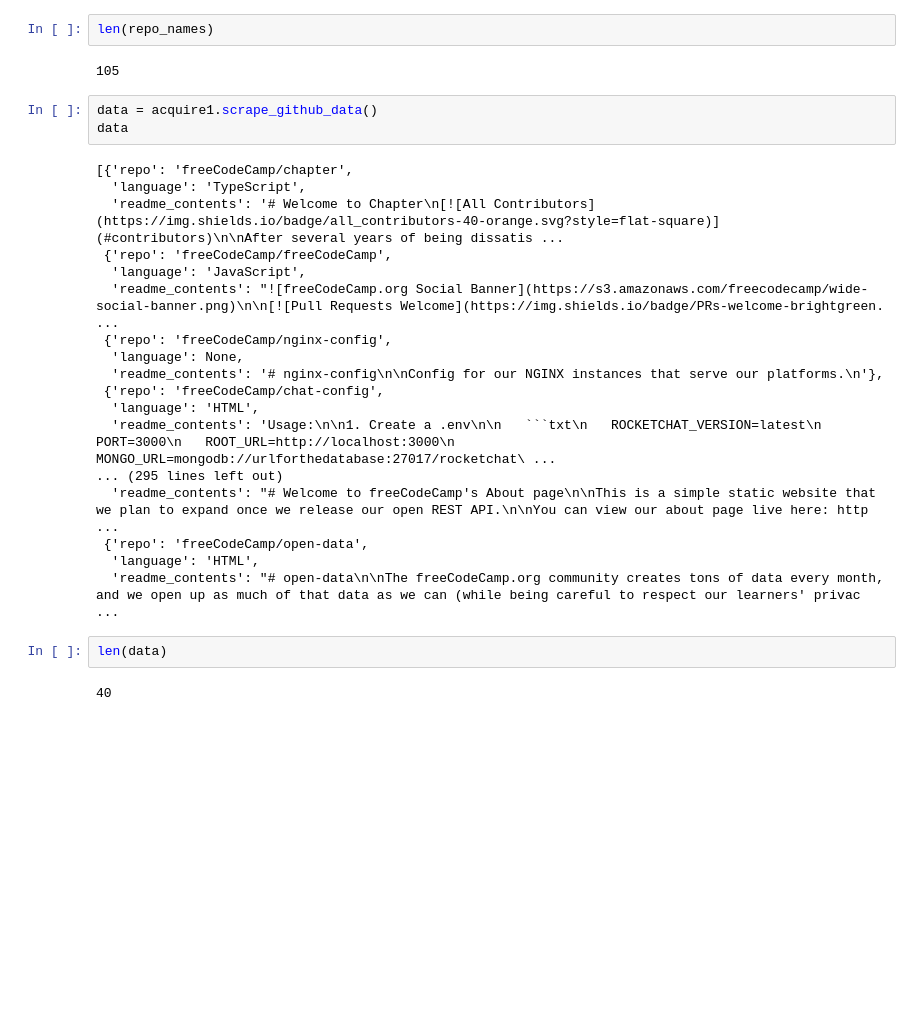
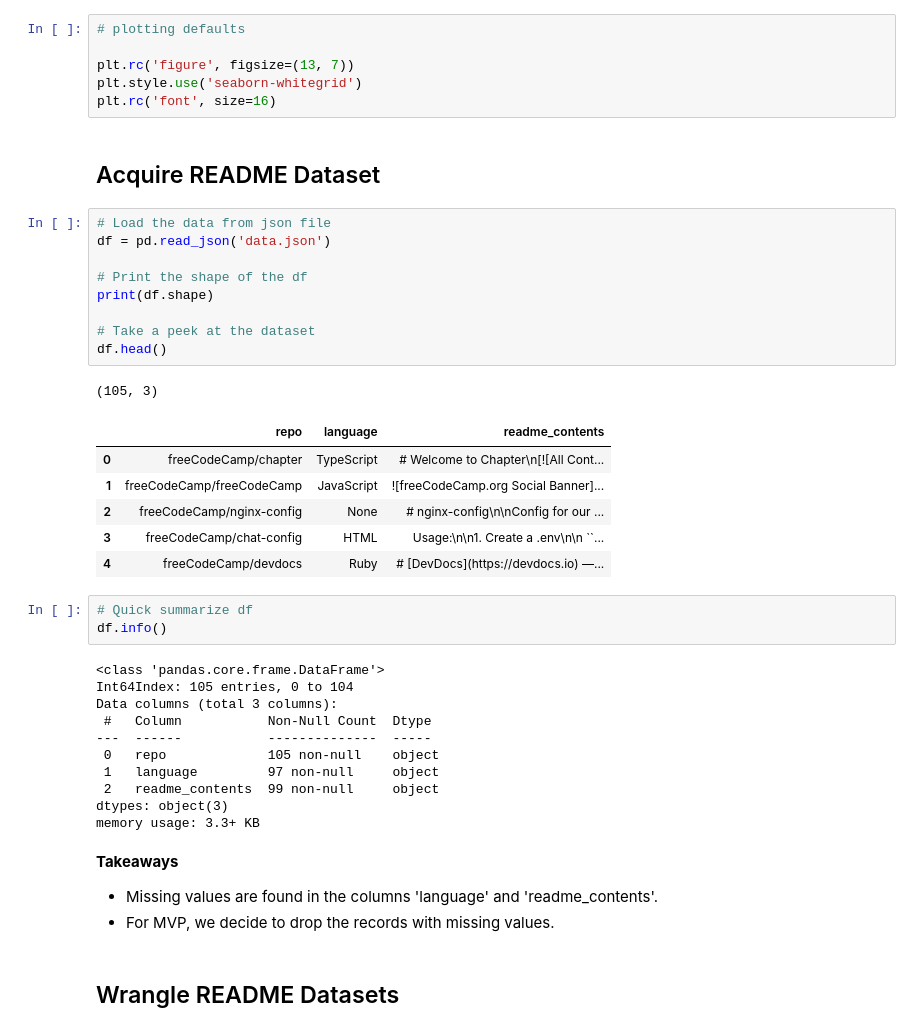
Before and after one commit to AAranda10/nlp-project, a Jupyter notebook: shi_scratch.ipynb, the cells around one changed output. Cells and saved outputs as stored; diff of their text form; blank space fills up the shorter version.

````diff
--- a/shi_scratch.ipynb
+++ b/shi_scratch.ipynb
@@ -51,29 +22,45 @@ repo_names = REPOS = [
-# %%
-len(repo_names)
-# %% [output]
-105
-# %%
-data = acquire1.scrape_github_data()
-data
-# %% [output]
-[{'repo': 'freeCodeCamp/chapter',
-  'language': 'TypeScript',
-  'readme_contents': '# Welcome to Chapter\n[![All Contributors](https://img.shields.io/badge/all_contributors-40-orange.svg?style=flat-square)](#contributors)\n\nAfter several years of being dissatis ...
- {'repo': 'freeCodeCamp/freeCodeCamp',
-  'language': 'JavaScript',
-  'readme_contents': "![freeCodeCamp.org Social Banner](https://s3.amazonaws.com/freecodecamp/wide-social-banner.png)\n\n[![Pull Requests Welcome](https://img.shields.io/badge/PRs-welcome-brightgreen. ...
- {'repo': 'freeCodeCamp/nginx-config',
-  'language': None,
-  'readme_contents': '# nginx-config\n\nConfig for our NGINX instances that serve our platforms.\n'},
- {'repo': 'freeCodeCamp/chat-config',
-  'language': 'HTML',
-  'readme_contents': 'Usage:\n\n1. Create a .env\n\n   ```txt\n   ROCKETCHAT_VERSION=latest\n   PORT=3000\n   ROOT_URL=http://localhost:3000\n   MONGO_URL=mongodb://urlforthedatabase:27017/rocketchat\ ...
-... (295 lines left out)
-  'readme_contents': "# Welcome to freeCodeCamp's About page\n\nThis is a simple static website that we plan to expand once we release our open REST API.\n\nYou can view our about page live here: http ...
- {'repo': 'freeCodeCamp/open-data',
-  'language': 'HTML',
-  'readme_contents': "# open-data\n\nThe freeCodeCamp.org community creates tons of data every month, and we open up as much of that data as we can (while being careful to respect our learners' privac ...
-# %%
-len(data)
-# %% [output]
-40
+# %%
+# plotting defaults
+
+plt.rc('figure', figsize=(13, 7))
+plt.style.use('seaborn-whitegrid')
+plt.rc('font', size=16)
+# %% [markdown]
+## Acquire README Dataset
+# %%
+# Load the data from json file
+df = pd.read_json('data.json')
+
+# Print the shape of the df
+print(df.shape)
+
+# Take a peek at the dataset
+df.head()
+# %% [output]
+(105, 3)
+|  | repo | language | readme_contents |
+| 0 | freeCodeCamp/chapter | TypeScript | # Welcome to Chapter\n[![All Cont... |
+| 1 | freeCodeCamp/freeCodeCamp | JavaScript | ![freeCodeCamp.org Social Banner]... |
+| 2 | freeCodeCamp/nginx-config | None | # nginx-config\n\nConfig for our ... |
+| 3 | freeCodeCamp/chat-config | HTML | Usage:\n\n1. Create a .env\n\n ``... |
+| 4 | freeCodeCamp/devdocs | Ruby | # [DevDocs](https://devdocs.io) —... |
+# %%
+# Quick summarize df
+df.info()
+# %% [output]
+<class 'pandas.core.frame.DataFrame'>
+Int64Index: 105 entries, 0 to 104
+Data columns (total 3 columns):
+ #   Column           Non-Null Count  Dtype
+---  ------           --------------  -----
+ 0   repo             105 non-null    object
+ 1   language         97 non-null     object
+ 2   readme_contents  99 non-null     object
+dtypes: object(3)
+memory usage: 3.3+ KB
+# %% [markdown]
+**Takeaways**
+- Missing values are found in the columns 'language' and 'readme_contents'.
+- For MVP, we decide to drop the records with missing values.
+# %% [markdown]
+## Wrangle README Datasets
````
Also changed, not shown: parts of 55 cells of this notebook.
